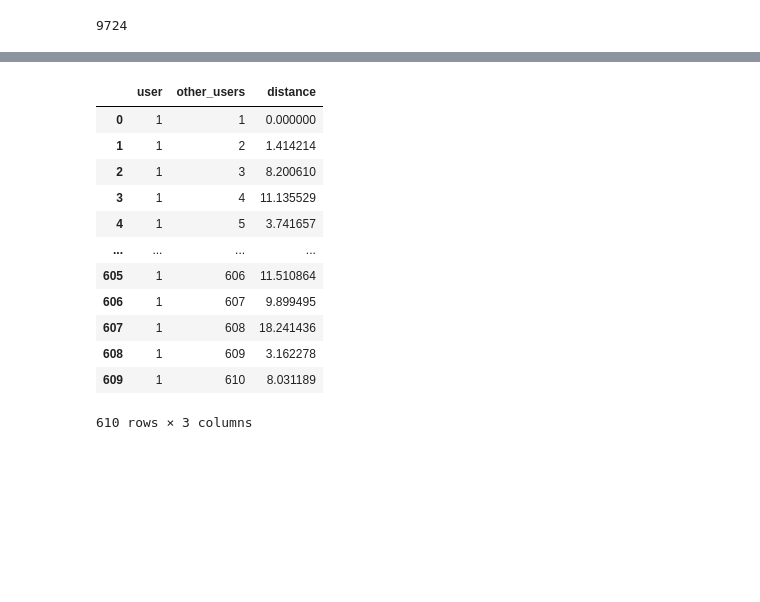
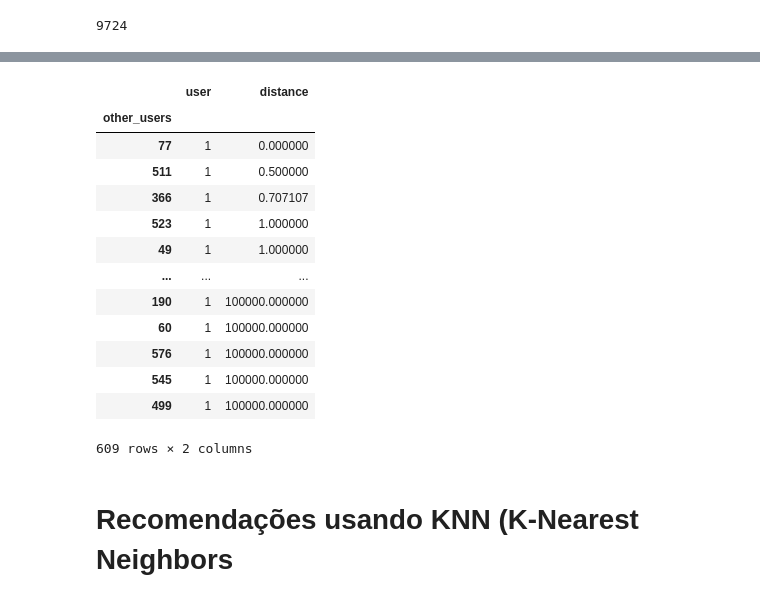
Before and after one commit to victor-hro/Badges4-README.md-Profile, a Jupyter notebook: heurísticas.ipynb, the cells around one changed output, grey strips where cells are left out. Cells and saved outputs as stored; diff of their text form; code cells hidden in the pictures; blank space fills up the shorter version.

```diff
--- a/heurísticas.ipynb
+++ b/heurísticas.ipynb
@@ -271,11 +271,18 @@ def user_ratings(user: int):
     ratings.set_index('movieId', inplace=True)
     return ratings
 
-def distance_between_users(user1: int, user2: int):
+def distance_between_users(user1: int, user2: int, min=5):
     """compute euclidian distance between users"""
     ratings1 = user_ratings(user1)
     ratings2 = user_ratings(user2)
     diff = ratings1.join(ratings2, lsuffix="_left", rsuffix="_right").dropna()
+
+    # se um usuário não viu o mesmo filme que o outro, a diferença = 0
+    # iremos colocar um valor muito grande para esse caso, evitando utilizar zeros
+
+    if len(diff) < min:
+        return 100000
+
     return euclidian_distance(diff['rating_left'], diff['rating_right'])
 # %%
 # CÉLULA DE TESTE
@@ -381,16 +405,28 @@ def all_distances(user):
+# %%
+def close_users(user_id):
+    """get the users closest to the user_id"""
+    distance = all_distances(user_id)
+
+    # retirando o user_id
+    distance = distance.sort_values("distance", ascending=True)
+    distance = distance.set_index("other_users").drop(user_id)
+    return distance
 # %%
-all_distances(1)
+close_users(1)
 # %% [output]
-|  | user | other_users | distance |
-| 0 | 1 | 1 | 0.000000 |
-| 1 | 1 | 2 | 1.414214 |
-| 2 | 1 | 3 | 8.200610 |
-| 3 | 1 | 4 | 11.135529 |
-| 4 | 1 | 5 | 3.741657 |
-| ... | ... | ... | ... |
-| 605 | 1 | 606 | 11.510864 |
-| 606 | 1 | 607 | 9.899495 |
-| 607 | 1 | 608 | 18.241436 |
-| 608 | 1 | 609 | 3.162278 |
-| 609 | 1 | 610 | 8.031189 |
+|  | user | distance |
+| other_users |  |  |
+| 77 | 1 | 0.000000 |
+| 511 | 1 | 0.500000 |
+| 366 | 1 | 0.707107 |
+| 523 | 1 | 1.000000 |
+| 49 | 1 | 1.000000 |
+| ... | ... | ... |
+| 190 | 1 | 100000.000000 |
+| 60 | 1 | 100000.000000 |
+| 576 | 1 | 100000.000000 |
+| 545 | 1 | 100000.000000 |
+| 499 | 1 | 100000.000000 |
-610 rows × 3 columns
+609 rows × 2 columns
+# %% [markdown]
+# Recomendações usando KNN (K-Nearest Neighbors
```
Also changed, not shown: parts of 2 cells of this notebook.
